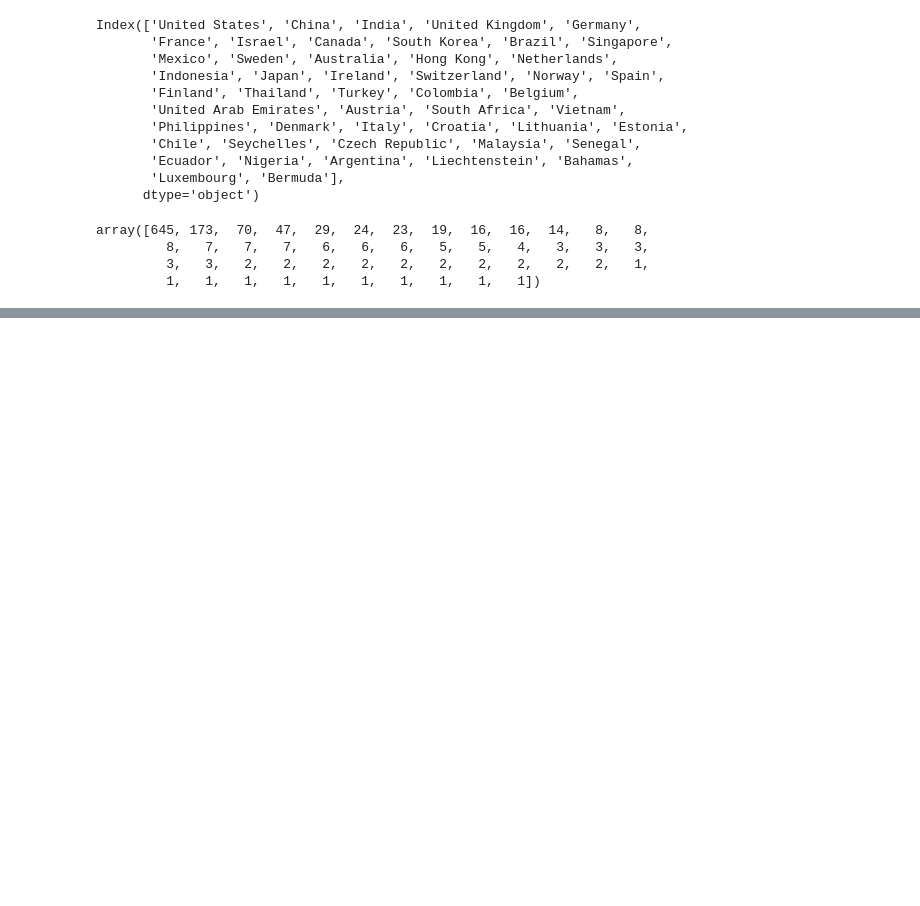
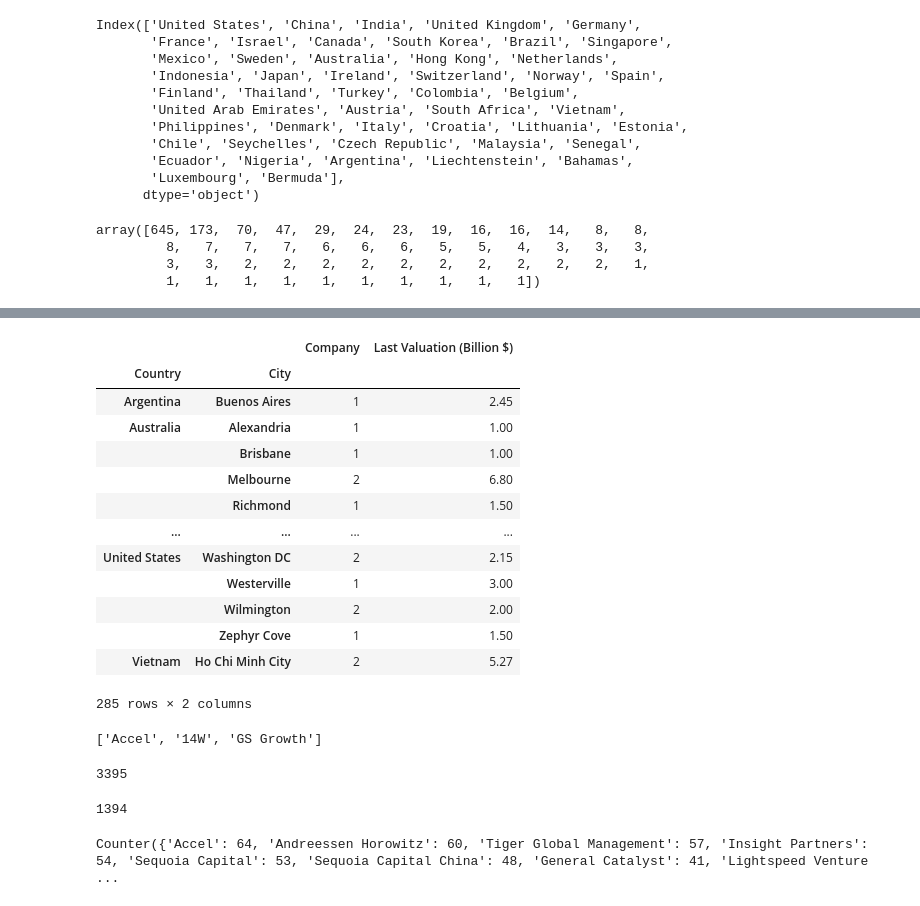
Before and after one commit to P-197-719-971-C/unicorn_dataset, a Jupyter notebook: unicorns_data_analysis.ipynb, the cells around one changed output, grey strips where cells are left out. Saved outputs shown, nothing was run; the diff lists cells and outputs as text; code cells hidden in the pictures; blank space fills up the shorter version.

```diff
--- a/unicorns_data_analysis.ipynb
+++ b/unicorns_data_analysis.ipynb
@@ -464,0 +469,22 @@ plt.xticks(rotation = 90)
+# %%
+unicorns.groupby(['Country','City']).agg({'Company':'count','Last Valuation (Billion $)':'sum'})
+# %% [output]
+|  |  | Company | Last Valuation (Billion $) |
+| Country | City |  |  |
+| Argentina | Buenos Aires | 1 | 2.45 |
+| Australia | Alexandria | 1 | 1.00 |
+|  | Brisbane | 1 | 1.00 |
+|  | Melbourne | 2 | 6.80 |
+|  | Richmond | 1 | 1.50 |
+| ... | ... | ... | ... |
+| United States | Washington DC | 2 | 2.15 |
+|  | Westerville | 1 | 3.00 |
+|  | Wilmington | 2 | 2.00 |
+|  | Zephyr Cove | 1 | 1.50 |
+| Vietnam | Ho Chi Minh City | 2 | 5.27 |
+285 rows × 2 columns
+# %%
+from ast import literal_eval
+literal_eval(unicorns.Investors.iloc[1])
+# %% [output]
+['Accel', '14W', 'GS Growth']
@@ -464,0 +498,16 @@ plt.xticks(rotation = 90)
+# %%
+len(inve)
+# %% [output]
+3395
+# %%
+len(set(inve))
+# %% [output]
+1394
+# %%
+from collections import Counter
+
+c = Counter(inve)
+
+print( c )
+# %% [output]
+Counter({'Accel': 64, 'Andreessen Horowitz': 60, 'Tiger Global Management': 57, 'Insight Partners': 54, 'Sequoia Capital': 53, 'Sequoia Capital China': 48, 'General Catalyst': 41, 'Lightspeed Venture  ...
```
Also changed, not shown: parts of 16 cells of this notebook.
